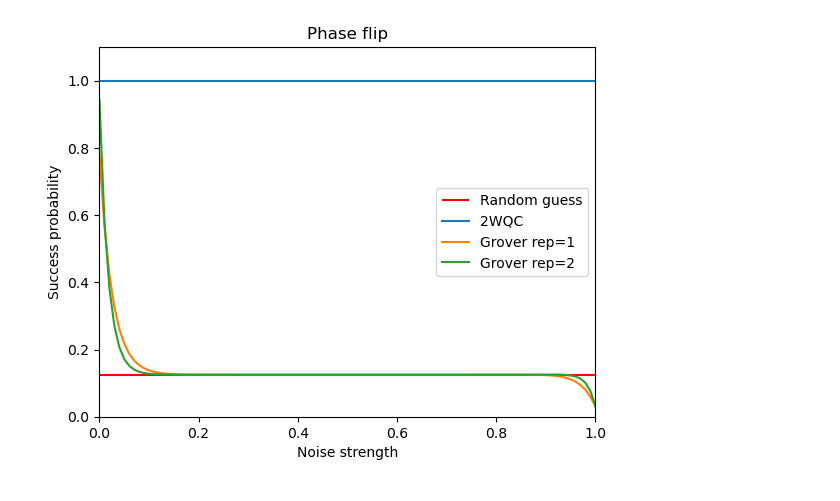
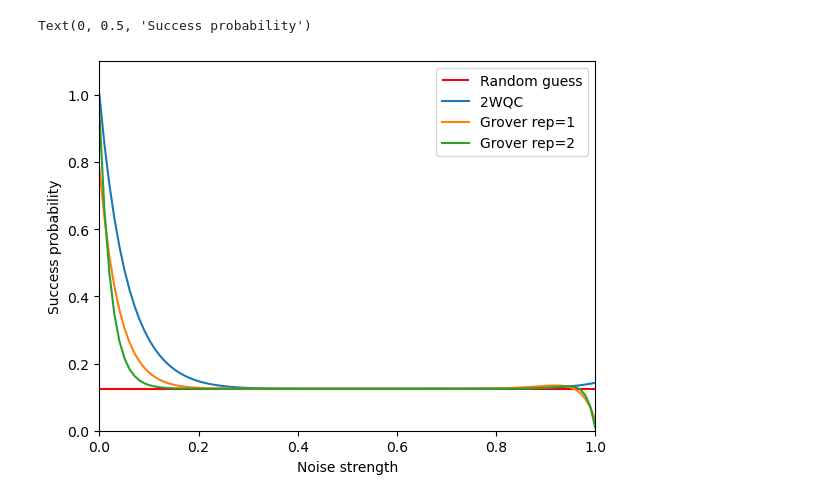
Before and after one commit to gczelusta/2WQC, a Jupyter notebook: Grover.ipynb, the cells around one changed output. Saved outputs shown, nothing was run; the diff lists cells and outputs as text; code cells hidden in the pictures.

Commit message:
Grover

```diff
--- a/Grover.ipynb
+++ b/Grover.ipynb
@@ -187,7 +80,0 @@ qml.draw_mpl(qcirc)()
-# %%
-full_state = qcirc()
-op = np.kron(np.eye(16),[[0,1]])
-reduced_state = op.dot(full_state).dot(op.conj().T)
-reduced_state = reduced_state/reduced_state.trace()
-plt.figure(figsize=(10,7))
-plt.bar([format(_,'04b') for _ in range(2**4)],np.real_if_close(reduced_state.diagonal()))
@@ -196,20 +87,42 @@ ValueError: shapes (16,32) and (16,) not aligned: 32 (dim 1) != 16 (dim 0)
+# %%
+def success_prob_2wqc(noise_gate, noise_strength):
+    '''
+    Returns the probability of success for a given noise type and noise level, in the case of the 2WQC version of Grover's algorithm.
+    '''
+    dev_ideal = qml.device("default.mixed", wires=5)
+    dev_noisy = qml.transforms.insert(dev_ideal, noise_gate, noise_strength)
+
+    circ = qml.QNode(grover_2WQC, dev_noisy)
+    full_state = circ()
+
+    op = np.kron(np.eye(16),[[0,1]])
+    reduced_state = op.dot(full_state).dot(op.conj().T)
+    reduced_state = reduced_state/reduced_state.trace()
+    return np.real_if_close(reduced_state.diagonal()[6]+reduced_state.diagonal()[6])
 # %%
+# description of noise by type of gate and strength
+
+noise_gate = qml.BitFlip
+# noise_gate = qml.PhaseFlip
+# noise_gate = qml.PhaseDamping
+# noise_gate = qml.DepolarizingChannel
+
+noise_strength = 0.1
+
 noise = np.linspace(0,1,100)
-noise_gate = qml.PhaseFlip
-prob_2wqc = [success_prob_2wqc(noise_gate, n) for n in noise]
-prob_grover_1 = [success_prob_grover(1, noise_gate, n) for n in noise]
-prob_grover_2 = [success_prob_grover(2, noise_gate, n) for n in noise]
+prob_2wqc = [success_prob_2wqc(noise_gate=noise_gate, noise_strength=_) for _ in noise]
+prob_grover_1 = [success_prob_grover(repetitions=1, noise_gate=noise_gate, noise_strength=_) for _ in noise]
+prob_grover_2 = [success_prob_grover(repetitions=2, noise_gate=noise_gate, noise_strength=_) for _ in noise]
 # %%
 plt.hlines(2/16,0,1, color='red', label='Random guess')
 plt.plot(noise, prob_2wqc, '-', label='2WQC')
 plt.plot(noise, prob_grover_1, '-', label='Grover rep=1')
 plt.plot(noise, prob_grover_2, '-', label='Grover rep=2')
 plt.ylim(0,1.1)
 plt.xlim(0,1)
 plt.legend()
 plt.xlabel('Noise strength')
 plt.ylabel('Success probability')
-plt.title('Phase flip')
-plt.savefig('PhaseFlip.png')
 # %% [output]
+Text(0, 0.5, 'Success probability')
-[figure, old version]
+[figure, new version]
```
Also changed, not shown: parts of 17 cells of this notebook.
